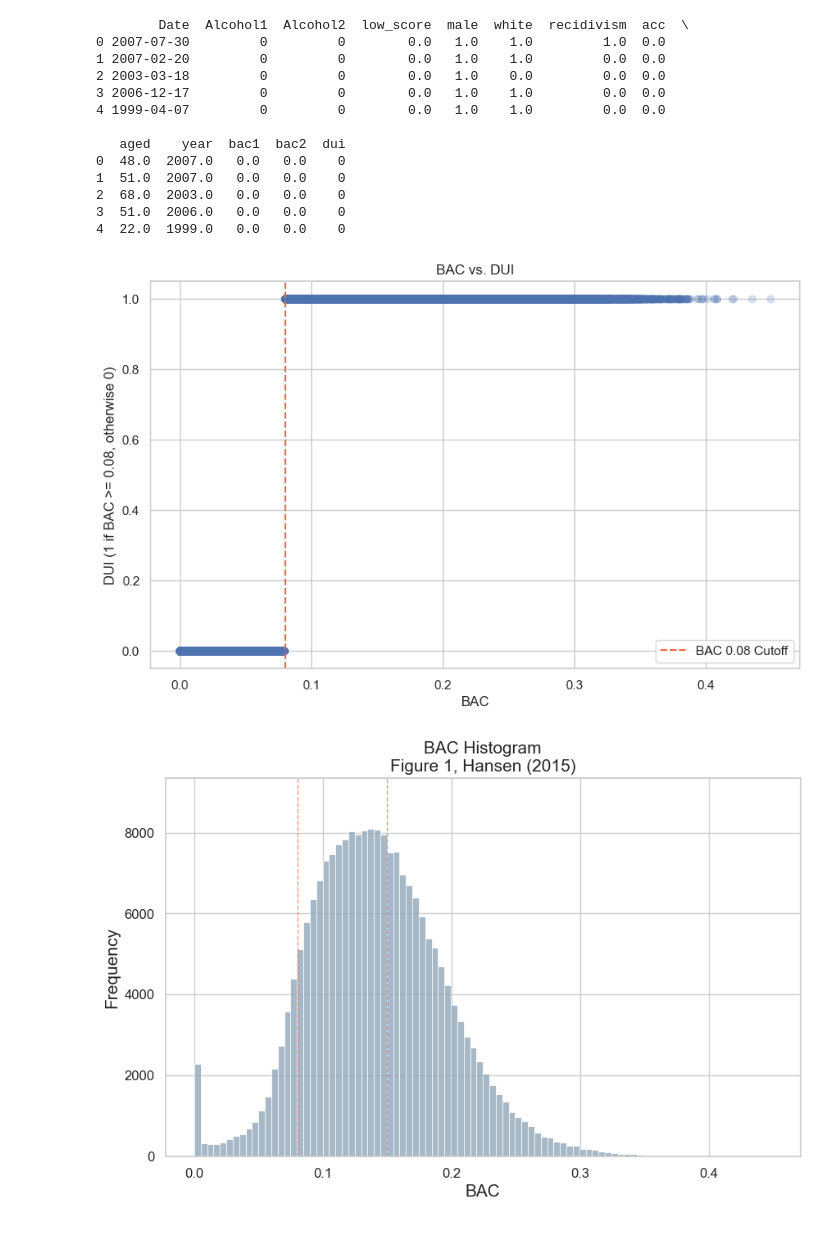
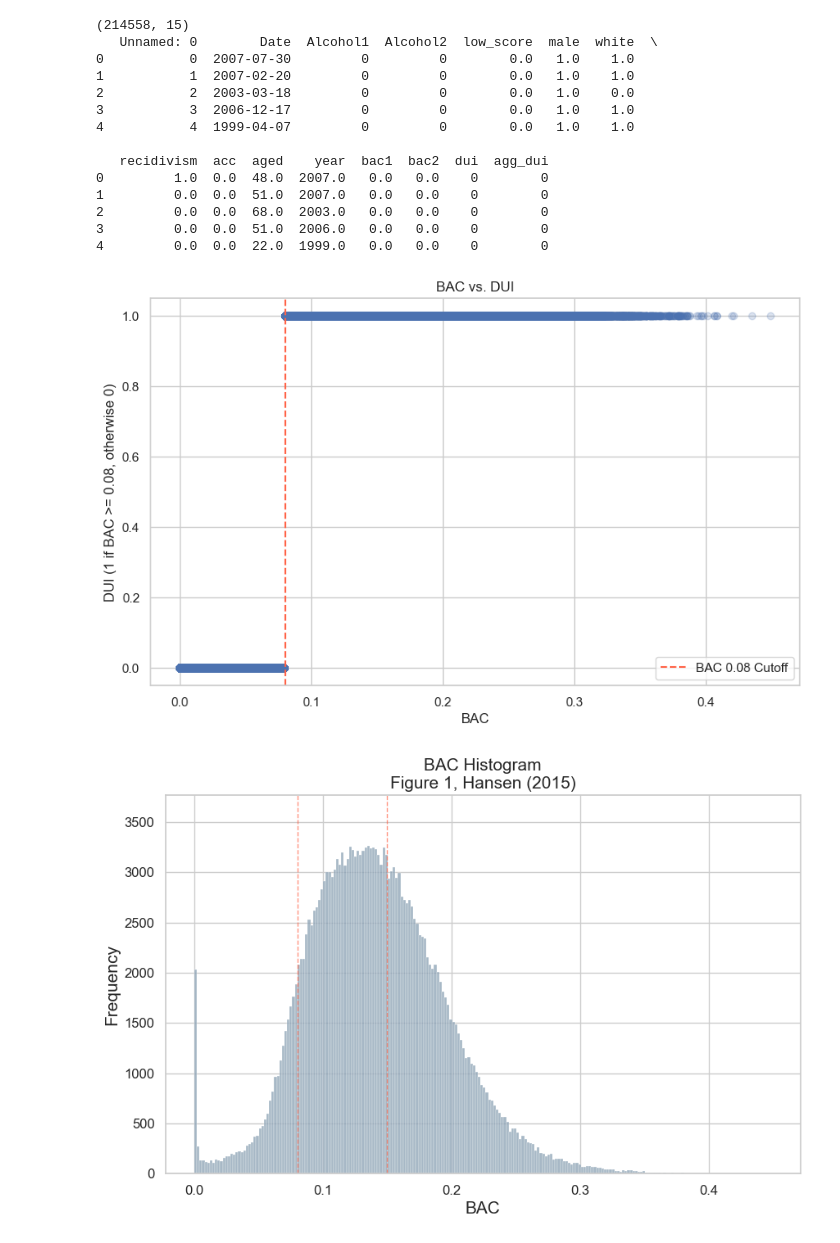
Before and after one commit to ECON-470-Data-Sci-Econ-Social-Issues/FinalProject_RDD, a Jupyter notebook: replication.ipynb, the cells around one changed output. Drawn from its saved outputs; the diff is of its cells as text; code cells hidden in the pictures.

```diff
--- a/replication.ipynb
+++ b/replication.ipynb
@@ -9,6 +9,8 @@ from statsmodels.sandbox.regression.predstd import wls_prediction_std
 df = pd.read_stata('hansen_dwi.dta')
 # %%
 df['dui'] = (df['bac1'] >= 0.08).astype(int)
+df['agg_dui'] = (df['bac1'] >= 0.15).astype(int)
+print(df.shape)
 print(df.head())
 # Set the aesthetic style of the plots
 sns.set_theme(style="whitegrid")
@@ -25,54 +27,52 @@ plt.show()
 
 df.to_csv('hansen_dwi.csv')
 # %% [output]
-        Date  Alcohol1  Alcohol2  low_score  male  white  recidivism  acc  \
-0 2007-07-30         0         0        0.0   1.0    1.0         1.0  0.0
-1 2007-02-20         0         0        0.0   1.0    1.0         0.0  0.0
-2 2003-03-18         0         0        0.0   1.0    0.0         0.0  0.0
-3 2006-12-17         0         0        0.0   1.0    1.0         0.0  0.0
-4 1999-04-07         0         0        0.0   1.0    1.0         0.0  0.0
+(214558, 15)
+   Unnamed: 0        Date  Alcohol1  Alcohol2  low_score  male  white  \
+0           0  2007-07-30         0         0        0.0   1.0    1.0
+1           1  2007-02-20         0         0        0.0   1.0    1.0
+2           2  2003-03-18         0         0        0.0   1.0    0.0
+3           3  2006-12-17         0         0        0.0   1.0    1.0
+4           4  1999-04-07         0         0        0.0   1.0    1.0
 
-   aged    year  bac1  bac2  dui
-0  48.0  2007.0   0.0   0.0    0
-1  51.0  2007.0   0.0   0.0    0
-2  68.0  2003.0   0.0   0.0    0
-3  51.0  2006.0   0.0   0.0    0
-4  22.0  1999.0   0.0   0.0    0
+   recidivism  acc  aged    year  bac1  bac2  dui  agg_dui
+0         1.0  0.0  48.0  2007.0   0.0   0.0    0        0
+1         0.0  0.0  51.0  2007.0   0.0   0.0    0        0
+2         0.0  0.0  68.0  2003.0   0.0   0.0    0        0
+3         0.0  0.0  51.0  2006.0   0.0   0.0    0        0
+4         0.0  0.0  22.0  1999.0   0.0   0.0    0        0
 [figure]
 # %%
-# Load your data into the 'dwi' DataFrame.
-# Replace 'path/to/your/data.csv' with the actual path to your dataset.
-# For example: dwi = pd.read_csv('/Users/canyonmarshall/Desktop/M2Project_RDD/data.csv')
 dwi = pd.read_csv('hansen_dwi.csv')
 
 # Ensure seaborn's visual style is set
 sns.set_theme(style="whitegrid")
 
 # Create the histogram plot
 plt.figure(figsize=(10, 6))
-sns.histplot(dwi['bac1'], binwidth=0.005, color="#8aa1b4", kde=False)
+sns.histplot(dwi['bac1'], binwidth=0.002, color="#8aa1b4", kde=False)
 
 # Add vertical lines at the specified x intercepts
 plt.axvline(x=0.08, linewidth=1, linestyle='--', color='tomato', alpha=0.7)
 plt.axvline(x=0.15, linewidth=1, linestyle='--', color='tomato', alpha=0.7)
 
 # Set labels and title
 plt.xlabel('BAC', fontsize=15)
 plt.ylabel('Frequency', fontsize=15)
 plt.title('BAC Histogram\nFigure 1, Hansen (2015)', fontsize=15)
 
 # Adjust y-axis limits for additional space at the top
 plt.ylim(0, plt.ylim()[1] * 1.1)
 
 # Customize tick label font sizes
 plt.xticks(fontsize=12)
 plt.yticks(fontsize=12)
 
 # Set background color
 plt.gca().set_facecolor('white')
 plt.grid(True)
 
 # Display the plot
 plt.show()
 # %% [output]
-[figure, old version]
+[figure, new version]
```
Also changed, not shown: parts of 5 cells of this notebook.
